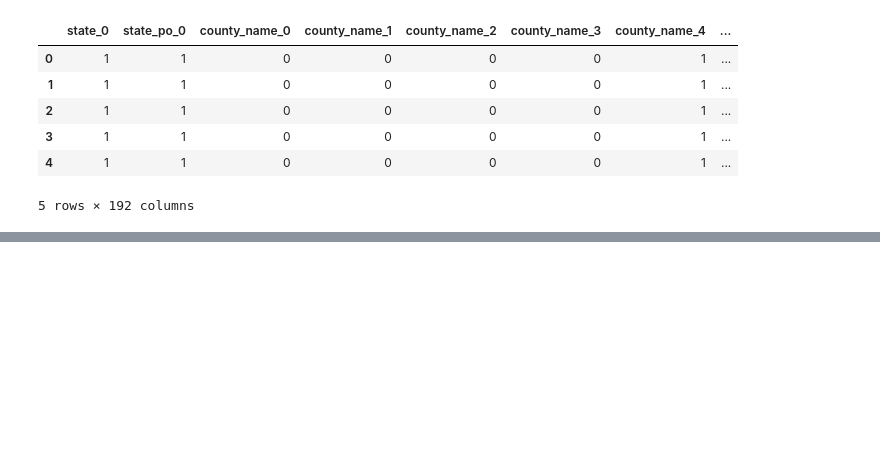
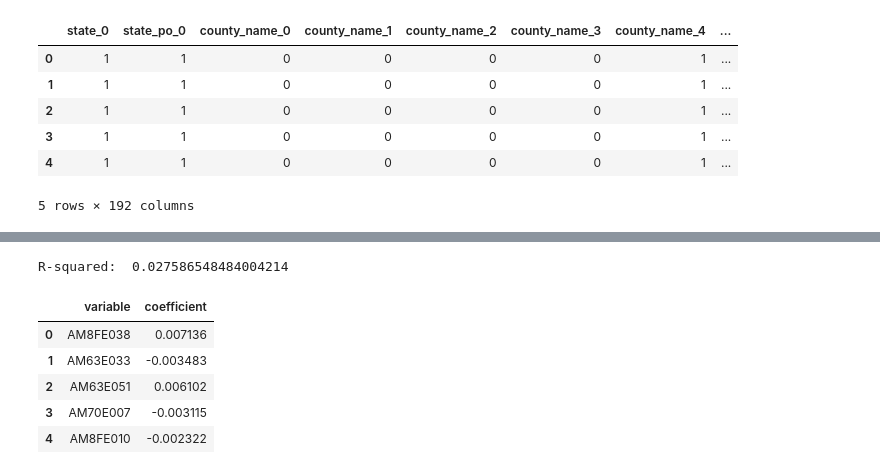
Before and after one commit to rtomek9/project_votingGroup23DS3001, a Jupyter notebook: votingEDAandwrangling_linear_model.ipynb, the cells around one changed output, grey strips where cells are left out. Drawn from its saved outputs; the diff is of its cells as text; code cells hidden in the pictures; blank space fills up the shorter version.

```diff
--- a/votingEDAandwrangling_linear_model.ipynb
+++ b/votingEDAandwrangling_linear_model.ipynb
@@ -427,0 +430,14 @@ plot_feature_importance(importance, names, model_type)
+# %%
+from sklearn.linear_model import LinearRegression # Import linear regression model
+reg = LinearRegression(fit_intercept=False).fit(X, y) # Fit the linear model
+results = pd.DataFrame({'variable':reg.feature_names_in_, 'coefficient': reg.coef_}) # Regression coefficients
+print('R-squared: ', reg.score(X, y)) # R squared measure
+results
+# %% [output]
+R-squared:  0.027586548484004214
+|  | variable | coefficient |
+| 0 | AM8FE038 | 0.007136 |
+| 1 | AM63E033 | -0.003483 |
+| 2 | AM63E051 | 0.006102 |
+| 3 | AM70E007 | -0.003115 |
+| 4 | AM8FE010 | -0.002322 |
```
Also changed, not shown: parts of 14 cells of this notebook.
